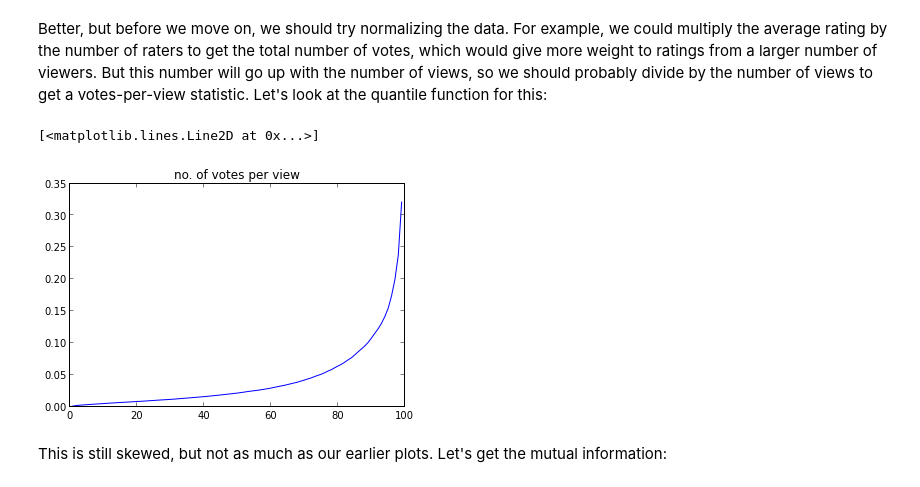
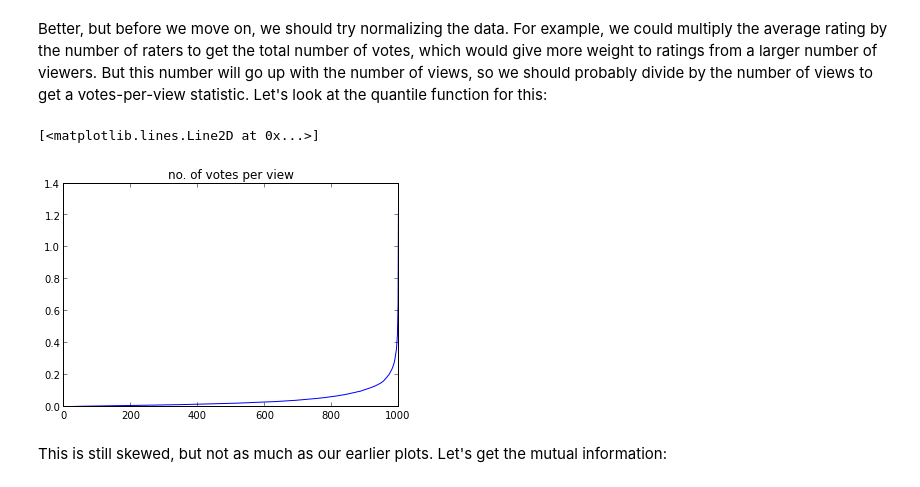
Before and after one commit to dmgoldschmidt/code, a Jupyter notebook: Course_Notes_scratch.ipynb, the cells around one changed output. Drawn from its saved outputs; the diff is of its cells as text; code cells hidden in the pictures.

Commit message:
Changed the quantile tables to .001 from .01 -- reduces quantization noise. Also added a test of the uniformizer

```diff
--- a/Course_Notes_scratch.ipynb
+++ b/Course_Notes_scratch.ipynb
@@ -863,15 +871,15 @@ mutual info for nviews (diff): 0.00089 bits.  relative info gain: 0.08929%
 # %% [markdown]
 Better, but before we move on, we should try normalizing the data.  For example, we could multiply the average rating by the number of raters to get the total number of votes, which would give more weight to ratings from a larger number of viewers. But this number will go up with the number of views, so we should probably divide by the number of views to get a votes-per-view statistic.  Let's look at the quantile function for this:
 # %%
-nvotes = (data['nraters']*data['avg_rating']/data['nviews']).dropna() #  votes per view
-nvotes_qtiles = [nvotes.quantile(x) for x in arange(0,1,.01)]
+nvotes = (metadata['nraters']*metadata['avg_rating']/metadata['nviews']).dropna() #  votes per view
+nvotes_qtiles = [nvotes.quantile(x) for x in arange(0,1,.001)]
 fig1 = figure()
 ax1 = fig1.add_subplot(1,1,1)
 ax1.set_title('no. of votes per view')
 ax1.plot(nvotes_qtiles)
 # %% [output]
 [<matplotlib.lines.Line2D at 0x...>]
-[figure, old version]
+[figure, new version]
 # %% [markdown]
 This is still skewed, but not as much as our earlier plots.  Let's get the mutual information:
 # %%
```
Also changed, not shown: parts of 16 cells of this notebook.
